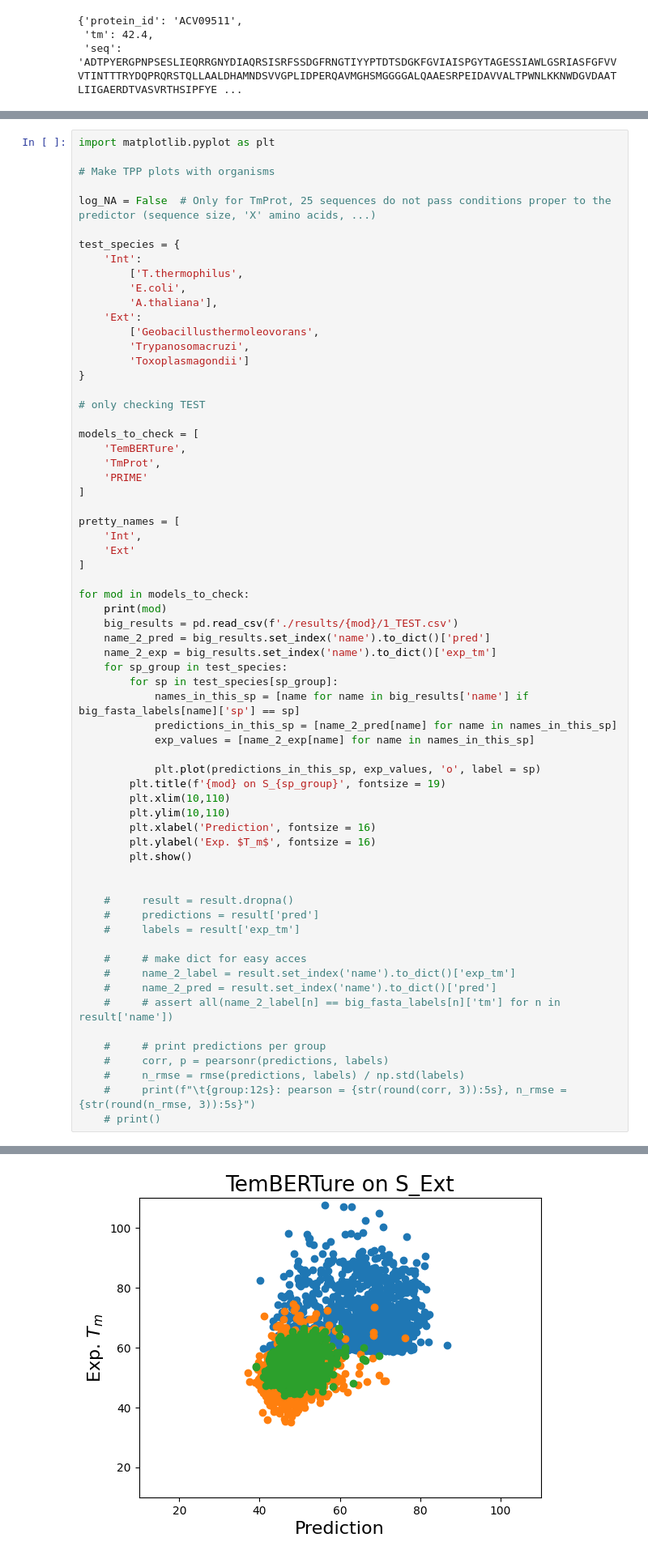
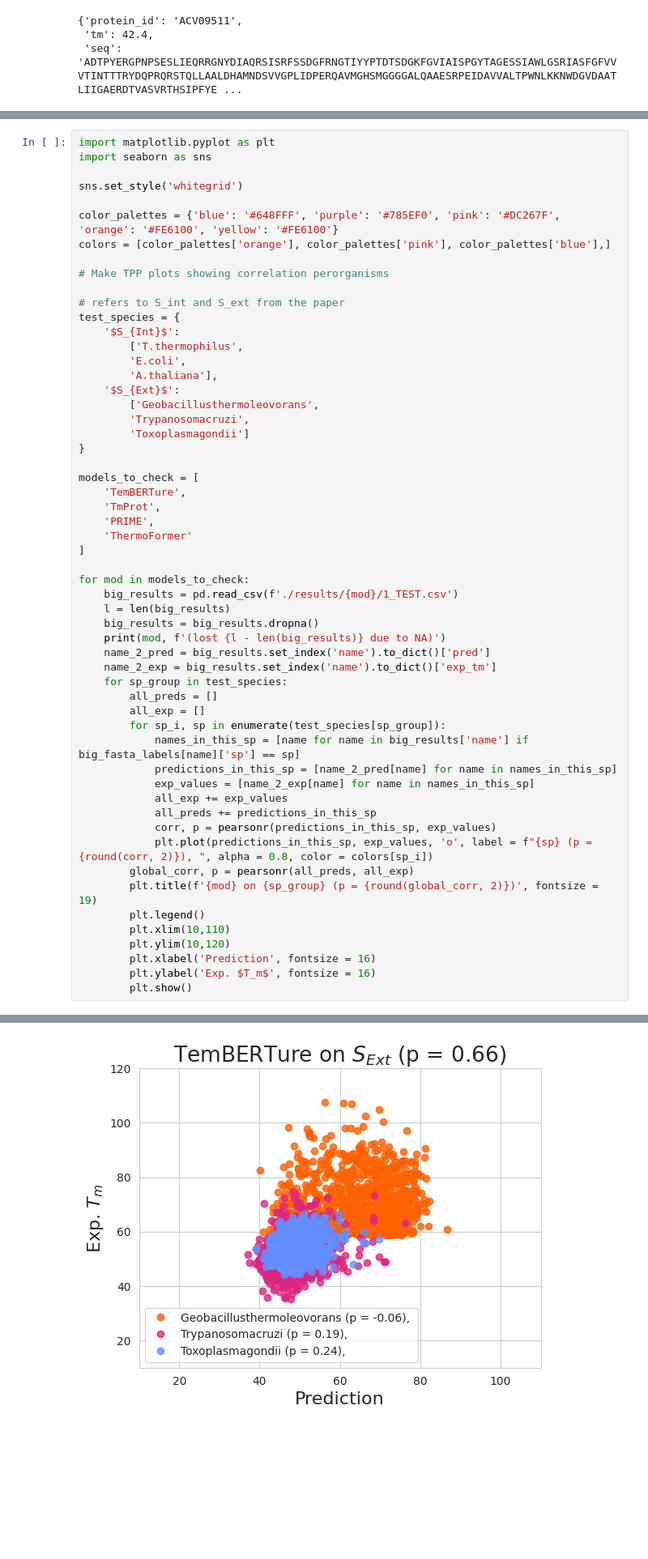
Before and after one commit to freerangepaprika/TmBench, a Jupyter notebook: check_results.ipynb, the cells around one changed output, grey strips where cells are left out. Shown at 81% size. Cells and saved outputs as stored; diff of their text form; blank space fills up the shorter version.

Commit message:
readme, plots

```diff
--- a/check_results.ipynb
+++ b/check_results.ipynb
@@ -123,67 +135,58 @@ TemStaPro
         petases     : pearson = 0.23 , n_rmse = 1.13
 # %%
 import matplotlib.pyplot as plt
+import seaborn as sns
 
-# Make TPP plots with organisms
+sns.set_style('whitegrid')
 
-log_NA = False  # Only for TmProt, 25 sequences do not pass conditions proper to the predictor (sequence size, 'X' amino acids, ...)
+color_palettes = {'blue': '#648FFF', 'purple': '#785EF0', 'pink': '#DC267F', 'orange': '#FE6100', 'yellow': '#FE6100'}
+colors = [color_palettes['orange'], color_palettes['pink'], color_palettes['blue'],]
 
+# Make TPP plots showing correlation perorganisms
+
+# refers to S_int and S_ext from the paper
 test_species = {
-    'Int':
+    '$S_{Int}$':
         ['T.thermophilus',
         'E.coli',
         'A.thaliana'],
-    'Ext':
+    '$S_{Ext}$':
         ['Geobacillusthermoleovorans',
         'Trypanosomacruzi',
         'Toxoplasmagondii']
 }
 
-# only checking TEST
-
 models_to_check = [
     'TemBERTure',
     'TmProt',
-    'PRIME'
-]
-
-pretty_names = [
-    'Int',
-    'Ext'
+    'PRIME',
+    'ThermoFormer'
 ]
 
 for mod in models_to_check:
-    print(mod)
     big_results = pd.read_csv(f'./results/{mod}/1_TEST.csv')
+    l = len(big_results)
+    big_results = big_results.dropna()
+    print(mod, f'(lost {l - len(big_results)} due to NA)')
     name_2_pred = big_results.set_index('name').to_dict()['pred']
     name_2_exp = big_results.set_index('name').to_dict()['exp_tm']
     for sp_group in test_species:
-        for sp in test_species[sp_group]:
+        all_preds = []
+        all_exp = []
+        for sp_i, sp in enumerate(test_species[sp_group]):
             names_in_this_sp = [name for name in big_results['name'] if big_fasta_labels[name]['sp'] == sp]
             predictions_in_this_sp = [name_2_pred[name] for name in names_in_this_sp]
             exp_values = [name_2_exp[name] for name in names_in_this_sp]
-
-            plt.plot(predictions_in_this_sp, exp_values, 'o', label = sp)
-        plt.title(f'{mod} on S_{sp_group}', fontsize = 19)
+            all_exp += exp_values
+            all_preds += predictions_in_this_sp
+            corr, p = pearsonr(predictions_in_this_sp, exp_values)
+            plt.plot(predictions_in_this_sp, exp_values, 'o', label = f"{sp} (p = {round(corr, 2)}), ", alpha = 0.8, color = colors[sp_i])
+        global_corr, p = pearsonr(all_preds, all_exp)
+        plt.title(f'{mod} on {sp_group} (p = {round(global_corr, 2)})', fontsize = 19)
+        plt.legend()
         plt.xlim(10,110)
-        plt.ylim(10,110)
+        plt.ylim(10,120)
         plt.xlabel('Prediction', fontsize = 16)
         plt.ylabel('Exp. $T_m$', fontsize = 16)
         plt.show()
-
-
-    #     result = result.dropna()
-    #     predictions = result['pred']
-    #     labels = result['exp_tm']
-
-    #     # make dict for easy acces
-    #     name_2_label = result.set_index('name').to_dict()['exp_tm']
-    #     name_2_pred = result.set_index('name').to_dict()['pred']
-    #     # assert all(name_2_label[n] == big_fasta_labels[n]['tm'] for n in result['name'])
-
-    #     # print predictions per group
-    #     corr, p = pearsonr(predictions, labels)
-    #     n_rmse = rmse(predictions, labels) / np.std(labels)
-    #     print(f"\t{group:12s}: pearson = {str(round(corr, 3)):5s}, n_rmse = {str(round(n_rmse, 3)):5s}")
-    # print()
 # %% [output]
@@ -192 +195 @@ TemBERTure
-[figure, old version]
+[figure, new version]
```
Also changed, not shown: parts of 4 cells of this notebook, 3 other files.
